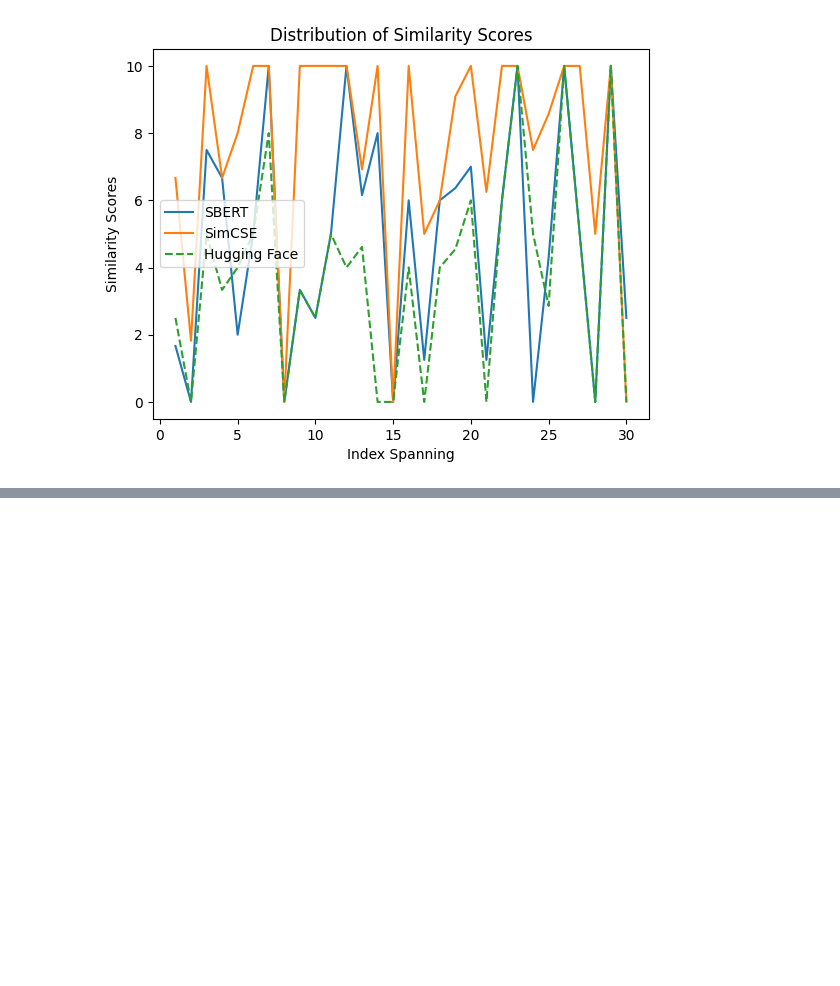
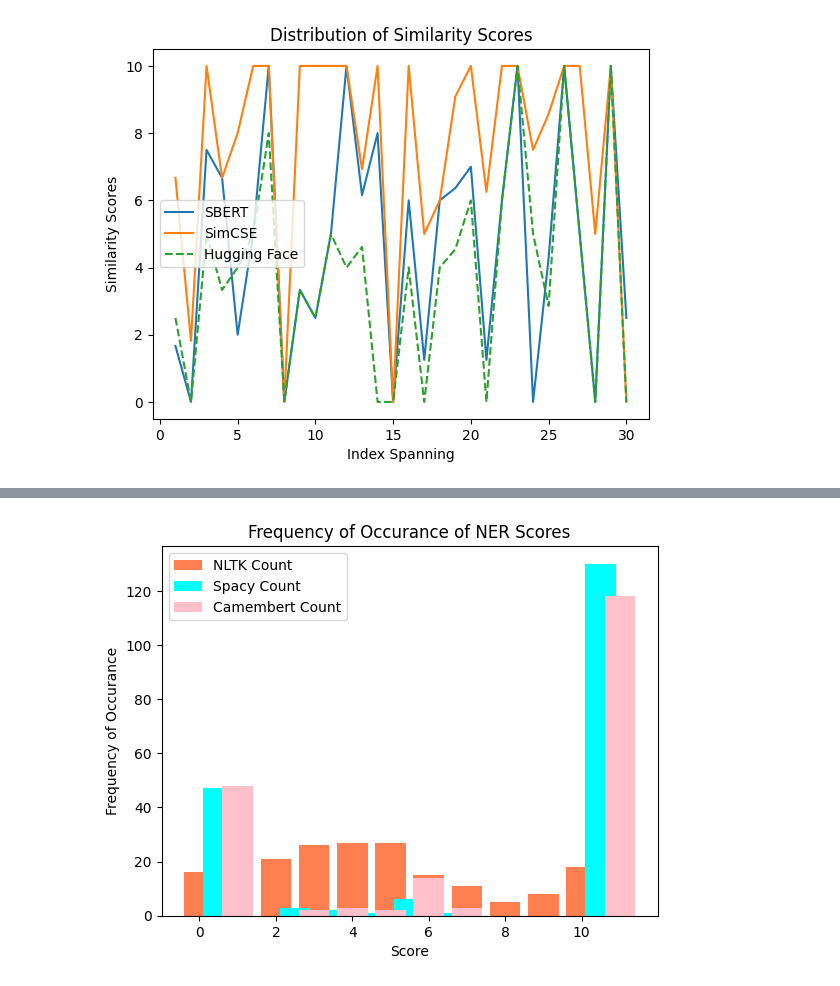
Before and after one commit to harshit7962/Subjective_Answer_Evaluation, a Jupyter notebook: Models/Similarity_Module/Comparision.ipynb, the cells around one changed output, grey strips where cells are left out. Cells and saved outputs as stored; diff of their text form; code cells hidden in the pictures; blank space fills up the shorter version.

```diff
--- a/Models/Similarity_Module/Comparision.ipynb
+++ b/Models/Similarity_Module/Comparision.ipynb
@@ -51,0 +108,38 @@ fig.show()
+# %%
+cambert_freq = [0]*11
+spacy_freq = [0]*11
+nltk_freq = [0]*11
+
+marks = np.arange(0, 11)
+
+cambert_score = df["Score_camembert"]
+nltk_score = df["Score_NLTK"]
+spacy_score = df["Score_spacy"]
+
+for i in cambert_score:
+    cambert_freq[int(i)] += 1
+
+for i in nltk_score:
+    nltk_freq[int(i)] += 1
+
+for i in spacy_score:
+    spacy_freq[int(i)] += 1
+# %%
+barWidth = 0.5
+
+br1 = np.arange(len(cambert_freq))
+br2 = [x + barWidth for x in br1]
+br3 = [x + barWidth for x in br2]
+
+
+plt.bar(br1, nltk_freq, color='coral', label='NLTK Count')
+plt.bar(br2, spacy_freq, color='cyan', label='Spacy Count')
+plt.bar(br3, cambert_freq, color='pink', label='Camembert Count')
+
+plt.xlabel("Score")
+plt.ylabel("Frequency of Occurance")
+plt.legend()
+plt.title("Frequency of Occurance of NER Scores")
+plt.show()
+# %% [output]
+[figure, added]
```
Also changed, not shown: parts of 4 cells of this notebook, 3 other files.
